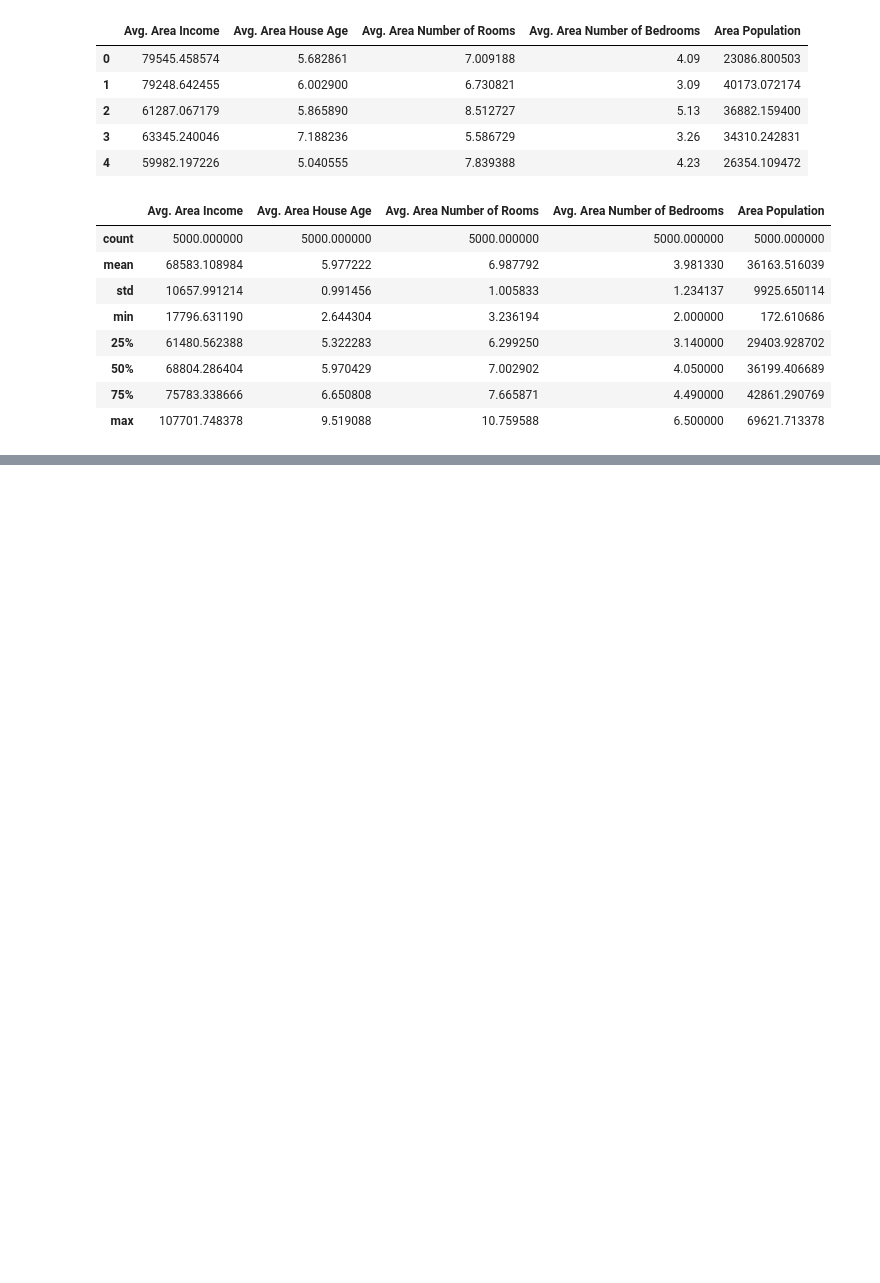
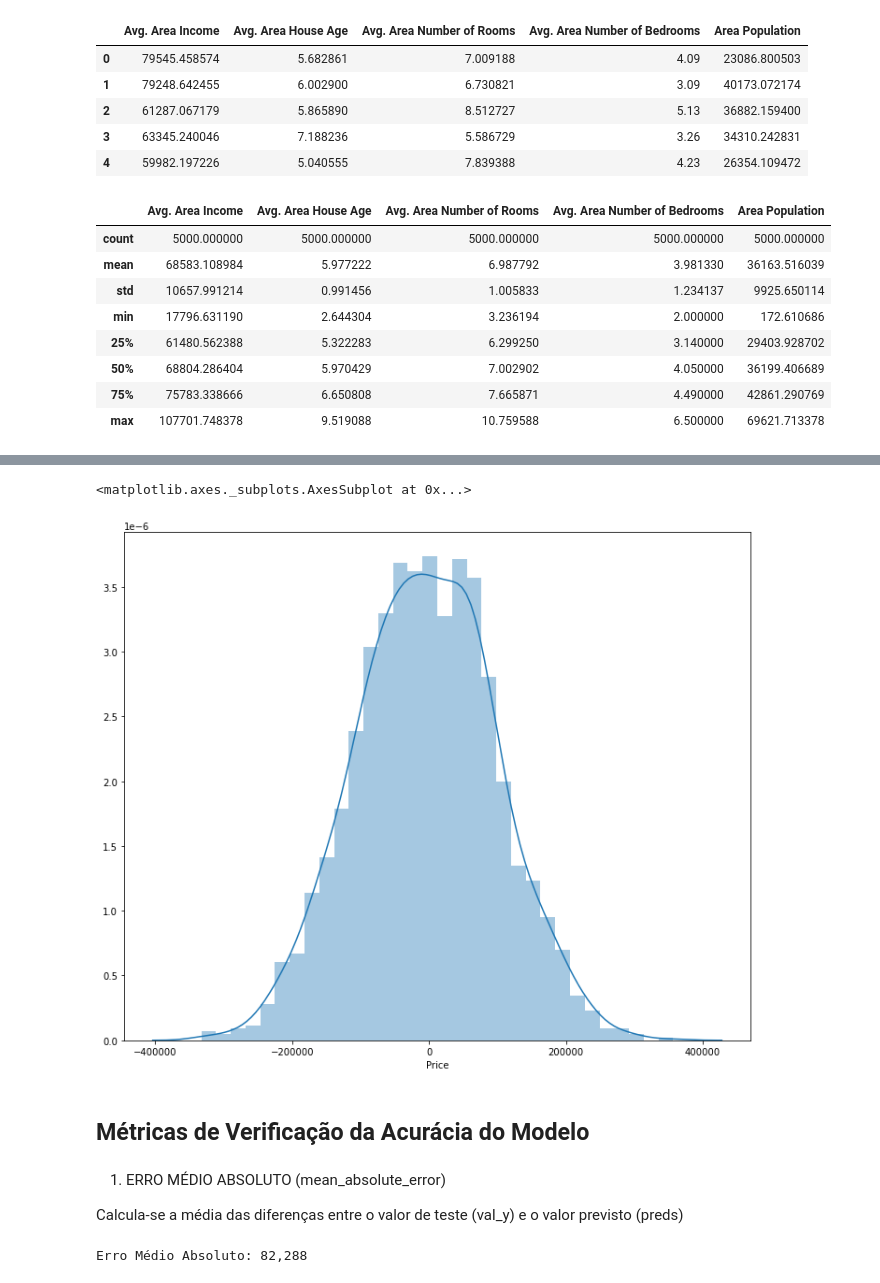
Before and after one commit to uadson/intro_machine_learning, a Jupyter notebook: rl_1.ipynb, the cells around one changed output, grey strips where cells are left out. Cells and saved outputs as stored; diff of their text form; code cells hidden in the pictures; blank space fills up the shorter version.

```diff
--- a/rl_1.ipynb
+++ b/rl_1.ipynb
@@ -124,0 +185,19 @@ train_X, val_X, train_y, val_y = train_test_split(X, y, test_size=0.4, random_st
+# %%
+# plotando a distribuição dos erros
+
+# os erros em geral ficam próximos de 0 (zero);
+# em geral quando se tem um gráfico das distribuições dos erros em que a curva se aproxima de um padrão de normalidade,
+# significa que o modelo foi eficaz.
+
+plt.figure(figsize=(12, 10))
+
+sns.distplot((val_y-preds))
+# %% [output]
+<matplotlib.axes._subplots.AxesSubplot at 0x...>
+[figure, added]
+# %% [markdown]
+## Métricas de Verificação da Acurácia do Modelo
+# %% [markdown]
+1. ERRO MÉDIO ABSOLUTO (mean_absolute_error)
+
+Calcula-se a média das diferenças entre o valor de teste (val_y) e o valor previsto (preds)
@@ -124,0 +209,4 @@ train_X, val_X, train_y, val_y = train_test_split(X, y, test_size=0.4, random_st
+# %%
+print(f'Erro Médio Absoluto: {mae:,.0f}')
+# %% [output]
+Erro Médio Absoluto: 82,288
```
Also changed, not shown: parts of 19 cells of this notebook.
